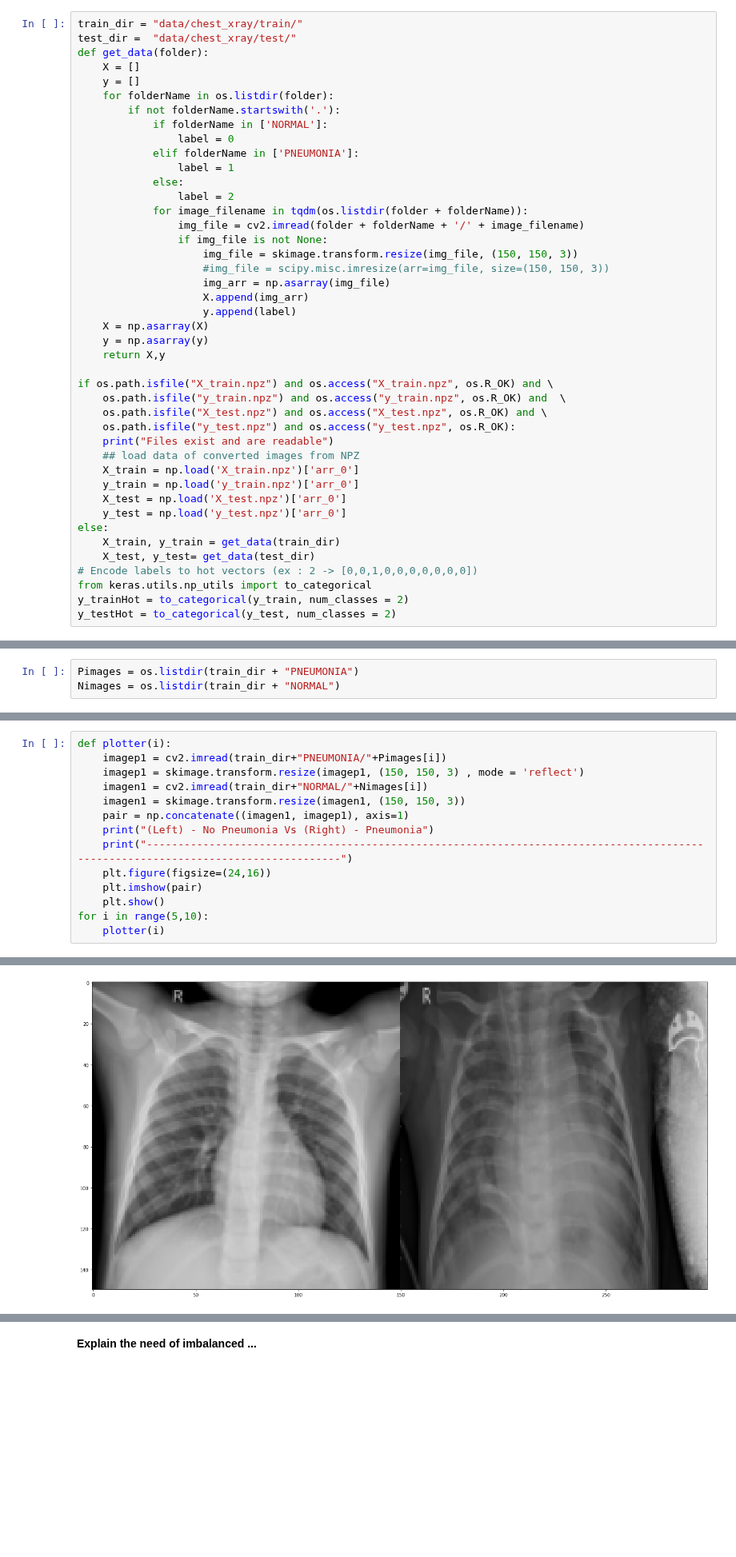
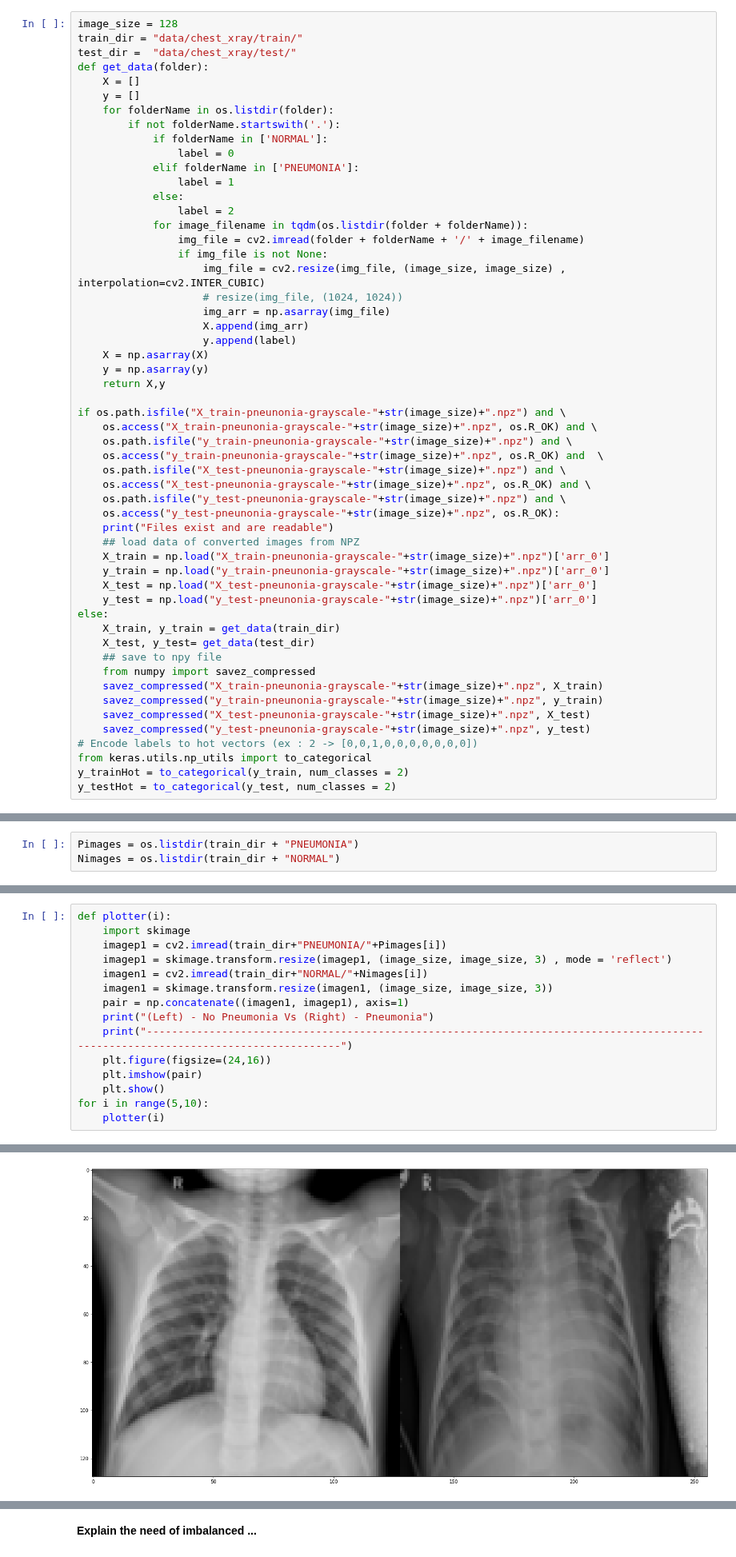
Before and after one commit to borodark/ie7860, a Jupyter notebook: Semester project.ipynb, the cells around one changed output, grey strips where cells are left out. Shown at 80% size. Saved outputs shown, nothing was run; the diff lists cells and outputs as text; blank space fills up the shorter version.

```diff
--- a/Semester project.ipynb
+++ b/Semester project.ipynb
@@ -58,6 +57,7 @@ import cv2
 # %% [markdown]
 #Load the data#
 # %%
+image_size = 128
 train_dir = "data/chest_xray/train/"
 test_dir =  "data/chest_xray/test/"
 def get_data(folder):
@@ -74,8 +74,8 @@ def get_data(folder):
             for image_filename in tqdm(os.listdir(folder + folderName)):
                 img_file = cv2.imread(folder + folderName + '/' + image_filename)
                 if img_file is not None:
-                    img_file = skimage.transform.resize(img_file, (150, 150, 3))
-                    #img_file = scipy.misc.imresize(arr=img_file, size=(150, 150, 3))
+                    img_file = cv2.resize(img_file, (image_size, image_size) , interpolation=cv2.INTER_CUBIC)
+                    # resize(img_file, (1024, 1024))
                     img_arr = np.asarray(img_file)
                     X.append(img_arr)
                     y.append(label)
@@ -83,19 +83,29 @@ def get_data(folder):
     y = np.asarray(y)
     return X,y
 
-if os.path.isfile("X_train.npz") and os.access("X_train.npz", os.R_OK) and \
-    os.path.isfile("y_train.npz") and os.access("y_train.npz", os.R_OK) and  \
-    os.path.isfile("X_test.npz") and os.access("X_test.npz", os.R_OK) and \
-    os.path.isfile("y_test.npz") and os.access("y_test.npz", os.R_OK):
+if os.path.isfile("X_train-pneunonia-grayscale-"+str(image_size)+".npz") and \
+    os.access("X_train-pneunonia-grayscale-"+str(image_size)+".npz", os.R_OK) and \
+    os.path.isfile("y_train-pneunonia-grayscale-"+str(image_size)+".npz") and \
+    os.access("y_train-pneunonia-grayscale-"+str(image_size)+".npz", os.R_OK) and  \
+    os.path.isfile("X_test-pneunonia-grayscale-"+str(image_size)+".npz") and \
+    os.access("X_test-pneunonia-grayscale-"+str(image_size)+".npz", os.R_OK) and \
+    os.path.isfile("y_test-pneunonia-grayscale-"+str(image_size)+".npz") and \
+    os.access("y_test-pneunonia-grayscale-"+str(image_size)+".npz", os.R_OK):
     print("Files exist and are readable")
     ## load data of converted images from NPZ
-    X_train = np.load('X_train.npz')['arr_0']
-    y_train = np.load('y_train.npz')['arr_0']
-    X_test = np.load('X_test.npz')['arr_0']
-    y_test = np.load('y_test.npz')['arr_0']
+    X_train = np.load("X_train-pneunonia-grayscale-"+str(image_size)+".npz")['arr_0']
+    y_train = np.load("y_train-pneunonia-grayscale-"+str(image_size)+".npz")['arr_0']
+    X_test = np.load("X_test-pneunonia-grayscale-"+str(image_size)+".npz")['arr_0']
+    y_test = np.load("y_test-pneunonia-grayscale-"+str(image_size)+".npz")['arr_0']
 else:
     X_train, y_train = get_data(train_dir)
     X_test, y_test= get_data(test_dir)
+    ## save to npy file
+    from numpy import savez_compressed
+    savez_compressed("X_train-pneunonia-grayscale-"+str(image_size)+".npz", X_train)
+    savez_compressed("y_train-pneunonia-grayscale-"+str(image_size)+".npz", y_train)
+    savez_compressed("X_test-pneunonia-grayscale-"+str(image_size)+".npz", X_test)
+    savez_compressed("y_test-pneunonia-grayscale-"+str(image_size)+".npz", y_test)
 # Encode labels to hot vectors (ex : 2 -> [0,0,1,0,0,0,0,0,0,0])
 from keras.utils.np_utils import to_categorical
 y_trainHot = to_categorical(y_train, num_classes = 2)
@@ -130,20 +150,21 @@ plotHistogram(X_train[12])
 # %%
 def plotter(i):
+    import skimage
     imagep1 = cv2.imread(train_dir+"PNEUMONIA/"+Pimages[i])
-    imagep1 = skimage.transform.resize(imagep1, (150, 150, 3) , mode = 'reflect')
+    imagep1 = skimage.transform.resize(imagep1, (image_size, image_size, 3) , mode = 'reflect')
     imagen1 = cv2.imread(train_dir+"NORMAL/"+Nimages[i])
-    imagen1 = skimage.transform.resize(imagen1, (150, 150, 3))
+    imagen1 = skimage.transform.resize(imagen1, (image_size, image_size, 3))
     pair = np.concatenate((imagen1, imagep1), axis=1)
     print("(Left) - No Pneumonia Vs (Right) - Pneumonia")
     print("-----------------------------------------------------------------------------------------------------------------------------------")
     plt.figure(figsize=(24,16))
     plt.imshow(pair)
     plt.show()
 for i in range(5,10):
     plotter(i)
 # %% [output]
 (Left) - No Pneumonia Vs (Right) - Pneumonia
 -----------------------------------------------------------------------------------------------------------------------------------
-[figure, old version]
+[figure, new version]
 (Left) - No Pneumonia Vs (Right) - Pneumonia
 -----------------------------------------------------------------------------------------------------------------------------------
```
Also changed, not shown: parts of 12 cells of this notebook, 4 other files.
